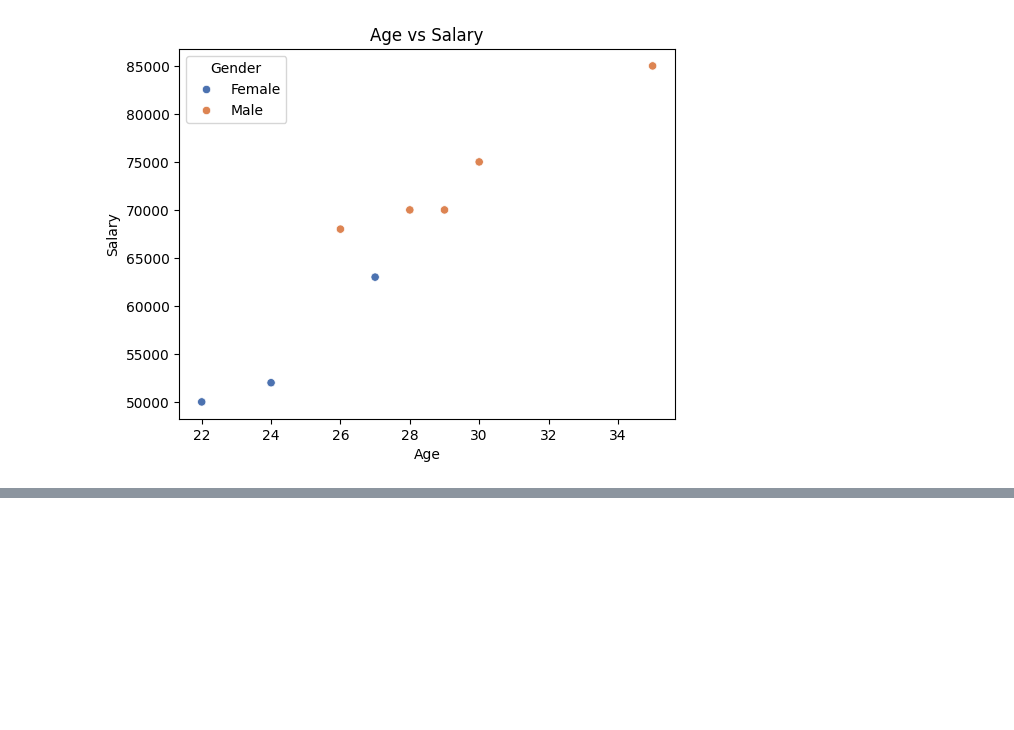
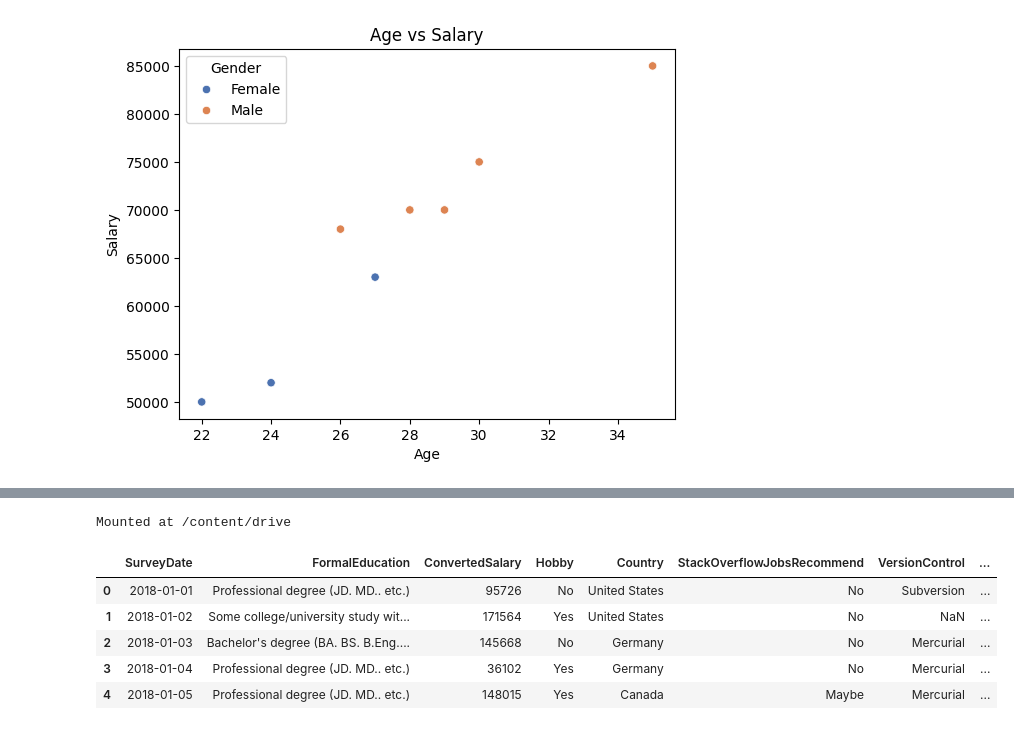
Before and after one commit to Haris-09/Python-Programming, a Jupyter notebook: Uni&Mulit_Variate_Analysis.ipynb, the cells around one changed output, grey strips where cells are left out. Cells and saved outputs as stored; diff of their text form; code cells hidden in the pictures; blank space fills up the shorter version.

```diff
--- a/Uni&Mulit_Variate_Analysis.ipynb
+++ b/Uni&Mulit_Variate_Analysis.ipynb
@@ -51,0 +74,18 @@ plt.show()
+# %%
+from google.colab import drive
+drive.mount('/content/drive')
+# %% [output]
+Mounted at /content/drive
+# %%
+import pandas as pd
+
+file_path = '/content/drive/My Drive/NAVTCC: Data Science & AI' # Replace with your file path
+df = pd.read_csv(file_path+'/survey_sample.csv')
+df.head()
+# %% [output]
+|  | SurveyDate | FormalEducation | ConvertedSalary | Hobby | Country | StackOverflowJobsRecommend | VersionControl | ... |
+| 0 | 2018-01-01 | Professional degree (JD. MD.. etc.) | 95726 | No | United States | No | Subversion | ... |
+| 1 | 2018-01-02 | Some college/university study wit... | 171564 | Yes | United States | No | NaN | ... |
+| 2 | 2018-01-03 | Bachelor's degree (BA. BS. B.Eng.... | 145668 | No | Germany | No | Mercurial | ... |
+| 3 | 2018-01-04 | Professional degree (JD. MD.. etc.) | 36102 | Yes | Germany | No | Mercurial | ... |
+| 4 | 2018-01-05 | Professional degree (JD. MD.. etc.) | 148015 | Yes | Canada | Maybe | Mercurial | ... |
```
Also changed, not shown: parts of 3 cells of this notebook.
